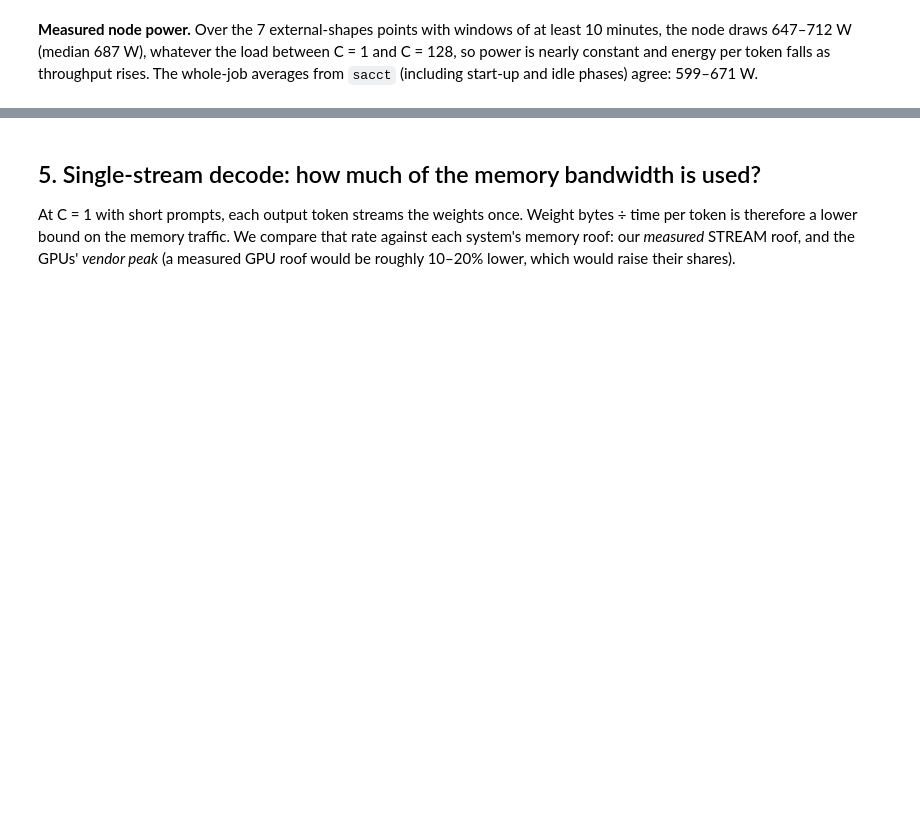
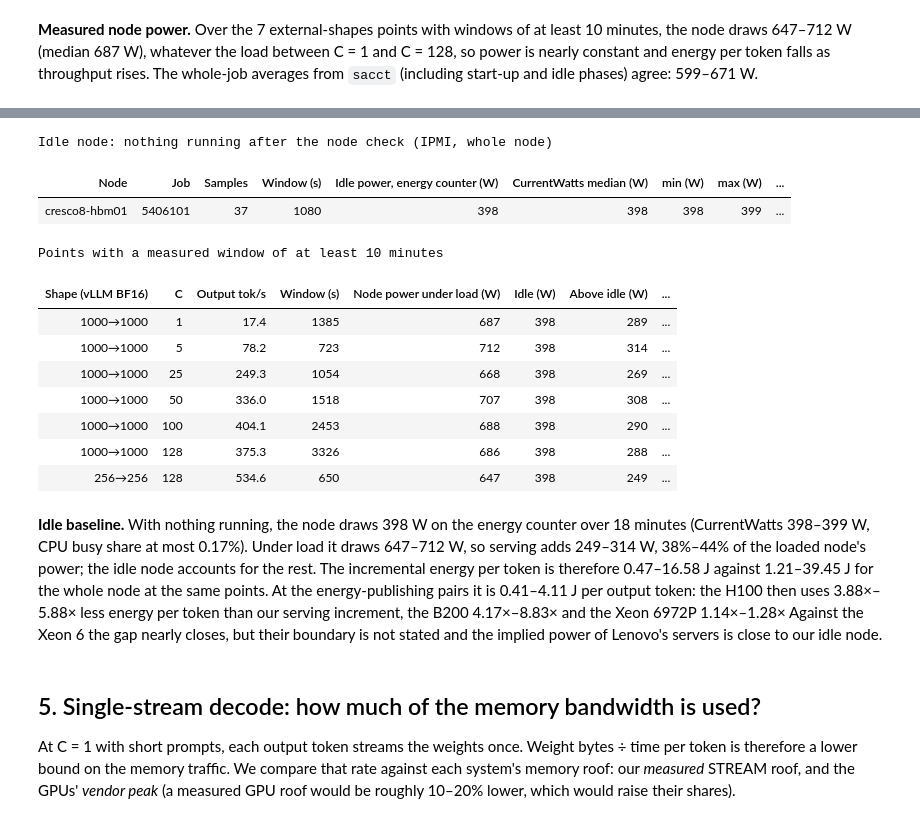
Before and after one commit to struggling-student/llm-backend-analysis, a Jupyter notebook: notebooks/backend_selection/13_external_references.ipynb, the cells around one changed output, grey strips where cells are left out. Drawn from its saved outputs; the diff is of its cells as text; code cells hidden in the pictures; blank space fills up the shorter version.

```diff
--- a/notebooks/backend_selection/13_external_references.ipynb
+++ b/notebooks/backend_selection/13_external_references.ipynb
@@ -384,3 +401,60 @@ At the ML.ENERGY pairs our node uses 0.98–5.01 J per output token at the paire
+# %%
+idle = IDLE.iloc[0]
+display(table(IDLE[["host", "slurm_job_id", "samples", "window_s", "idle_power_w", "current_watts_median", "current_watts_min", "current_watts_max",
+                    "cpu_busy_share_max"]]
+              .rename(columns={"host": "Node", "slurm_job_id": "Job", "samples": "Samples", "window_s": "Window (s)", "idle_power_w": "Idle power, energy counter (W)",
+                               "current_watts_median": "CurrentWatts median (W)", "current_watts_min": "min (W)", "current_watts_max": "max (W)",
+                               "cpu_busy_share_max": "Highest CPU busy share"}),
+              {"Window (s)": "{:.0f}", "Idle power, energy counter (W)": "{:.0f}", "CurrentWatts median (W)": "{:.0f}", "min (W)": "{:.0f}", "max (W)": "{:.0f}",
+               "Highest CPU busy share": "{:.2%}"}, align="left", caption="Idle node: nothing running after the node check (IPMI, whole node)"))
+own = ext_points["node_power_w"].notna() & (ext_points["node_power_window_s"] >= external.MIN_POWER_WINDOW_S)
+il = (ext_points[own].assign(shape=lambda d: d["workload"].map(lambda w: registry.workload_label(w, short=True)))
+      .assign(idle_power_w=IDLE_W, power_above_idle_w=lambda d: d["node_power_w"] - IDLE_W,
+              above_idle_share=lambda d: d["power_above_idle_w"] / d["node_power_w"],
+              node_j_per_token=lambda d: d["node_power_w"] / d["output_tok_s_mean"],
+              incremental_j_per_token_est=lambda d: d["power_above_idle_w"] / d["output_tok_s_mean"])
+      [["shape", "concurrency", "output_tok_s_mean", "node_power_window_s", "node_power_w", "idle_power_w", "power_above_idle_w", "above_idle_share",
+        "node_j_per_token", "incremental_j_per_token_est"]].sort_values(["shape", "concurrency"], ignore_index=True))
+display(table(il.rename(columns={"shape": "Shape (vLLM BF16)", "concurrency": "C", "output_tok_s_mean": "Output tok/s", "node_power_window_s": "Window (s)",
+                                 "node_power_w": "Node power under load (W)", "idle_power_w": "Idle (W)", "power_above_idle_w": "Above idle (W)",
+                                 "above_idle_share": "Above idle ÷ load", "node_j_per_token": "Node J/token",
+                                 "incremental_j_per_token_est": "Incremental J/token (estimate)"}),
+              {"C": "{:.0f}", "Output tok/s": "{:.1f}", "Window (s)": "{:.0f}", "Node power under load (W)": "{:.0f}", "Idle (W)": "{:.0f}", "Above idle (W)": "{:.0f}",
+               "Above idle ÷ load": "{:.0%}", "Node J/token": "{:.2f}", "Incremental J/token (estimate)": "{:.2f}"}, align="left",
+              caption="Points with a measured window of at least 10 minutes"))
+export_table(il, "external_node_power_idle_load")
+show(f"**Idle baseline.** With nothing running, the node draws {num(IDLE_W)} W on the energy counter over {num(idle['window_s'] / 60)} minutes "
+     f"(CurrentWatts {rng(IDLE[['current_watts_min', 'current_watts_max']].stack())} W, CPU busy share at most {pct(idle['cpu_busy_share_max'], 2, False)}). "
+     f"Under load it draws {rng(il['node_power_w'])} W, so serving adds {rng(il['power_above_idle_w'])} W, "
+     f"{rng(il['above_idle_share'], lambda v: pct(v, 0, False))} of the loaded node's power; the idle node accounts for the rest. "
+     f"The incremental energy per token is therefore {rng(il['incremental_j_per_token_est'], lambda v: num(v, 2))} J against "
+     f"{rng(il['node_j_per_token'], lambda v: num(v, 2))} J for the whole node at the same points. "
+     f"At the energy-publishing pairs it is {rng(en['ours_incremental_j_per_token_est'], lambda v: num(v, 2))} J per output token: "
+     f"the H100 then uses {rng(e['NVIDIA H100 SXM 80GB']['adv_incremental_energy'], ratio)} less energy per token than our serving increment, "
+     f"the B200 {rng(e['NVIDIA B200 180GB']['adv_incremental_energy'], ratio)} and the Xeon 6972P {rng(e['Intel Xeon 6972P']['adv_incremental_energy'], ratio)} "
+     f"Against the Xeon 6 the gap nearly closes, but their boundary is not stated and the implied power of Lenovo's servers is close to our idle node.")
+key("ours_node_idle_power_w", IDLE["idle_power_w"], num, "Idle node power (W; Slurm IPMI energy counter, whole node, nothing running, 20 min after the node check), campaign power/idle-20261018")
+key("ours_node_idle_current_watts", IDLE[["current_watts_min", "current_watts_max"]].stack(), num, "Idle node: range of the scontrol CurrentWatts readings (W) over the same samples")
+key("ours_node_power_above_idle_w", il["power_above_idle_w"], num, "Node power under load minus idle power (W), external-shapes points with windows of at least 10 minutes")
+key("ours_node_power_above_idle_share", il["above_idle_share"], lambda v: pct(v, 0, False), "(Load − idle) ÷ load node power, same points")
+key("ours_incremental_energy_j_per_token_est", il["incremental_j_per_token_est"], lambda v: num(v, 2), "Incremental J per output token (estimate): (node power − idle) ÷ output tok/s, same points")
+key("ours_incremental_energy_est_j_per_token_pairs", en["ours_incremental_j_per_token_est"], lambda v: num(v, 2), "Incremental J per output token (estimate) at the energy-publishing pairs (vLLM BF16, paired C)")
+key("ext_energy_h100_over_ours_incremental_est", e["NVIDIA H100 SXM 80GB"]["adv_incremental_energy"], ratio, "Our incremental J/token (above idle) ÷ ML.ENERGY H100 J/token (GPU only), paired C")
+key("ext_energy_xeon6_96c_over_ours_incremental_est", e["Intel Xeon 6972P"]["adv_incremental_energy"], ratio, "Our incremental J/token (above idle) ÷ Xeon 6972P J/token (Lenovo), same shape and C")
+# %% [output]
+Idle node: nothing running after the node check (IPMI, whole node)
+| Node | Job | Samples | Window (s) | Idle power, energy counter (W) | CurrentWatts median (W) | min (W) | max (W) | ... |
+| cresco8-hbm01 | 5406101 | 37 | 1080 | 398 | 398 | 398 | 399 | ... |
+Points with a measured window of at least 10 minutes
+| Shape (vLLM BF16) | C | Output tok/s | Window (s) | Node power under load (W) | Idle (W) | Above idle (W) | ... |
+| 1000→1000 | 1 | 17.4 | 1385 | 687 | 398 | 289 | ... |
+| 1000→1000 | 5 | 78.2 | 723 | 712 | 398 | 314 | ... |
+| 1000→1000 | 25 | 249.3 | 1054 | 668 | 398 | 269 | ... |
+| 1000→1000 | 50 | 336.0 | 1518 | 707 | 398 | 308 | ... |
+| 1000→1000 | 100 | 404.1 | 2453 | 688 | 398 | 290 | ... |
+| 1000→1000 | 128 | 375.3 | 3326 | 686 | 398 | 288 | ... |
+| 256→256 | 128 | 534.6 | 650 | 647 | 398 | 249 | ... |
+**Idle baseline.** With nothing running, the node draws 398 W on the energy counter over 18 minutes (CurrentWatts 398–399 W, CPU busy share at most 0.17%). Under load it draws 647–712 W, so serving adds 249–314 W, 38%–44% of the loaded node's power; the idle node accounts for the rest. The incremental energy per token is therefore 0.47–16.58 J against 1.21–39.45 J for the whole node at the same points. At the energy-publishing pairs it is 0.41–4.11 J per output token: the H100 then uses 3.88×–5.88× less energy per token than our serving increment, the B200 4.17×–8.83× and the Xeon 6972P 1.14×–1.28× Against the Xeon 6 the gap nearly closes, but their boundary is not stated and the implied power of Lenovo's servers is close to our idle node.
 # %% [markdown]
 ## 5. Single-stream decode: how much of the memory bandwidth is used?
 
```
Also changed, not shown: parts of 6 cells of this notebook, 13 other files.
